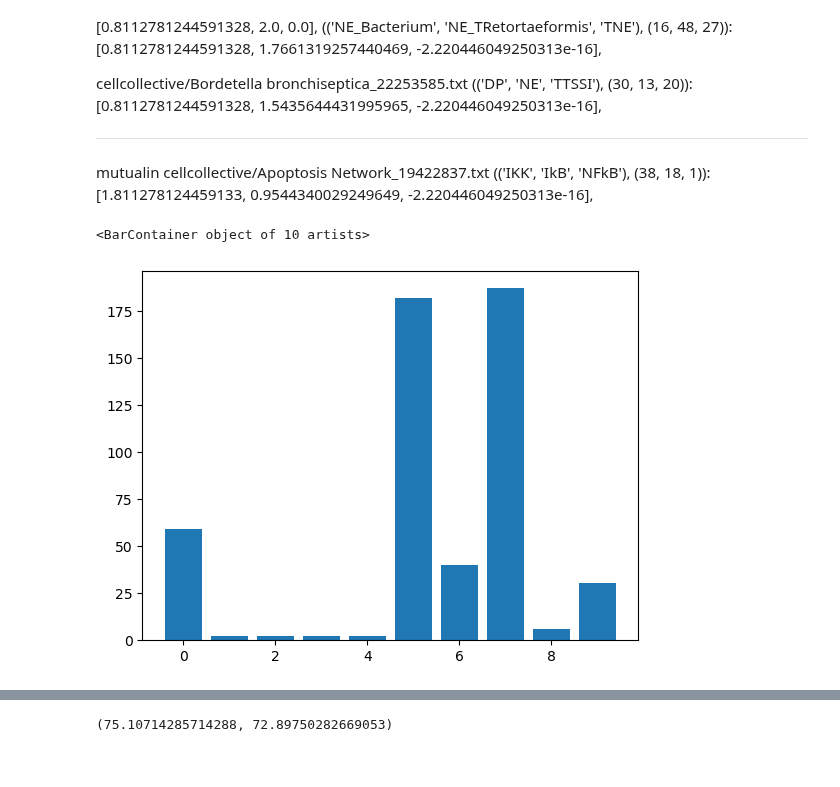
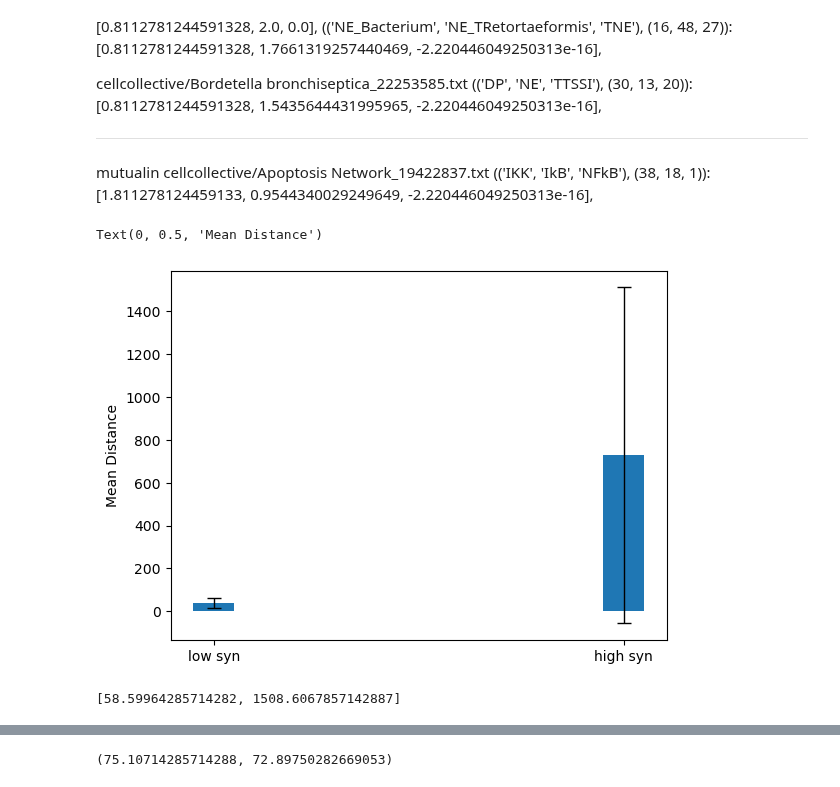
Before and after one commit to Lyn1216/Local-EI-project, a Jupyter notebook: exp/bool_network/grn/grn_serie_en.ipynb, the cells around one changed output, grey strips where cells are left out. Drawn from its saved outputs; the diff is of its cells as text; code cells hidden in the pictures.

```diff
--- a/exp/bool_network/grn/grn_serie_en.ipynb
+++ b/exp/bool_network/grn/grn_serie_en.ipynb
@@ -308,13 +308,15 @@ def serie_measure(tpm, mech_size, en_size, en_series):
     #                 dis_ser, dis_ser_str = tpm_series2(tpm_dic[en_state], init1, steps)
     #                 dis_ser_ls.append(dis_ser)
                 dis += 0 #dis_mean(dis_ser_ls)
-            elif long_serie[-1] != serie[0]:
+            elif last_serie[-1] != serie[-1]:
+            #else:
                 dis_ser_ls = []
                 for init1 in strs:
                     dis_ser, dis_ser_str = tpm_series2(tpm_dic[en_state], init1, steps)
                     dis_ser_ls.append(dis_ser)
                 dis += dis_mean(dis_ser_ls)
             init_state = serie_str[-1]
+            last_serie = serie
             long_serie += serie[:-1]
 
     return un_sys, un_en, syn, long_serie, dis / 8
@@ -390,42 +398,52 @@ mutualin
 cellcollective/Apoptosis Network_19422837.txt
 (('IKK', 'IkB', 'NFkB'), (38, 18, 1)): [1.811278124459133, 0.9544340029249649, -2.220446049250313e-16],
 # %%
-name_h_ls = ['Arabidopsis thaliana Cell Cycle_26340681.txt','Arabidopsis thaliana Cell Cycle_26340681.txt',
-             'Arabidopsis thaliana Cell Cycle_26340681.txt','Arabidopsis thaliana Cell Cycle_26340681.txt',
+name_h_ls = ['Arabidopsis thaliana Cell Cycle_26340681.txt','B bronchiseptica and T retortaeformis coinfection_22253585.txt',
+             'CD4+ T cell Differentiation_22871178.txt','Arabidopsis thaliana Cell Cycle_26340681.txt',
              'Trichostrongylus retortaeformis_22253585.txt']
-ind_h_ls = [[7, 11, 8],[7, 11, 5],[4, 0, 8],[13, 12, 11],[24, 19, 7]]
+ind_h_ls = [[7, 11, 8],[24, 23, 25],[28, 6, 0],[13, 12, 11],[24, 19, 7]]
 name_l_ls = ['Apoptosis Network_19422837.txt','Bordetella bronchiseptica_22253585.txt',
              'B bronchiseptica and T retortaeformis coinfection_22253585.txt','B bronchiseptica and T retortaeformis coinfection_22253585.txt',
              'B bronchiseptica and T retortaeformis coinfection_22253585.txt']
 ind_l_ls = [[38, 18, 1],[30, 13, 20],[19, 16, 21],[13, 31, 7],[8, 46, 32]]
 # %%
 import random
+from tqdm import tqdm
 seeds = range(10)
-n = 10
-dis_ls = []
-for i,name in enumerate(name_l_ls):
+n = 12
+dis_ls1 = []
+for i,name in tqdm(enumerate(name_l_ls)):
     un, un_en, syn, tpm2, e_len = text_bn_graph(folder = 'cellcollective/', textfile = name, candidate_sys=ind_l_ls[i], noise=0, save_onenote = False)
     e_len -= 3
     en_lss = generate_random_sequence(2**e_len-1, 2**e_len, seeds)
-    diss = 0
+    diss = []
     for en_ls0 in en_lss:
         en_series = [[decimal_to_binary(k, min_length=e_len) for _ in range(n)] for k in en_ls0]
         un_sys, un_en, syn, long_serie, dis = serie_measure(tpm2, mech_size=3, en_size=e_len, en_series=en_series)
-        diss += dis
-    dis_ls.append(diss / len(seeds))
+        diss.append(dis)
+    dis_ls1 += diss
 
-for i,name in enumerate(name_h_ls):
+dis_ls2 = []
+for i,name in tqdm(enumerate(name_h_ls)):
     un, un_en, syn, tpm2, e_len = text_bn_graph(folder = 'cellcollective/', textfile = name, candidate_sys=ind_h_ls[i], noise=0, save_onenote = False)
     e_len -= 3
     en_lss = generate_random_sequence(2**e_len-1, 2**e_len, seeds)
-    diss = 0
+    diss = []
     for en_ls0 in en_lss:
         en_series = [[decimal_to_binary(k, min_length=e_len) for _ in range(n)] for k in en_ls0]
         un_sys, un_en, syn, long_serie, dis = serie_measure(tpm2, mech_size=3, en_size=e_len, en_series=en_series)
-        diss += dis
-    dis_ls.append(diss / len(seeds))
+        diss.append(dis)
+    dis_ls2 += diss
 
-plt.bar(range(len(dis_ls)), dis_ls)
+means = [np.mean(dis_ls1), np.mean(dis_ls2)]
+stds = [np.std(dis_ls1), np.std(dis_ls2)]
+plt.bar(['low syn','high syn'], means, width=0.1)
+plt.errorbar(['low syn','high syn'], means, yerr=stds, fmt='none', capsize=5, ecolor='black', elinewidth=1)
+plt.ylabel('Mean Distance')
 # %% [output]
-<BarContainer object of 10 artists>
+Text(0, 0.5, 'Mean Distance')
-[figure, old version]
+[figure, new version]
+# %%
+means
+# %% [output]
+[58.59964285714282, 1508.6067857142887]
```
Also changed, not shown: parts of 2 cells of this notebook, 3 other files.
